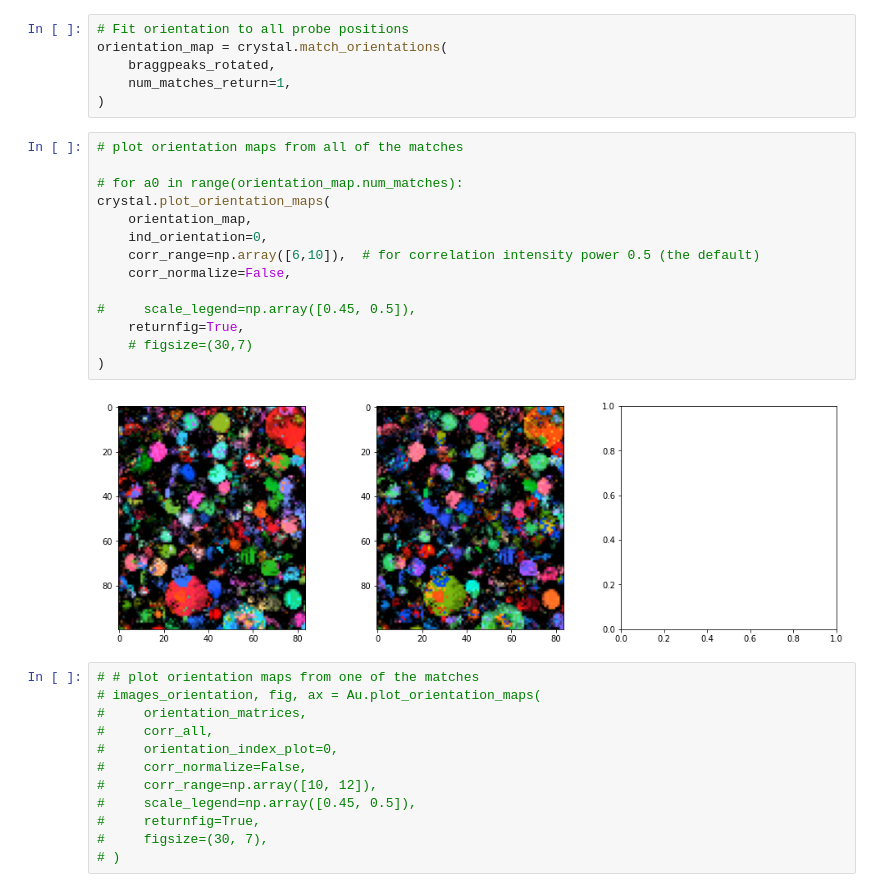
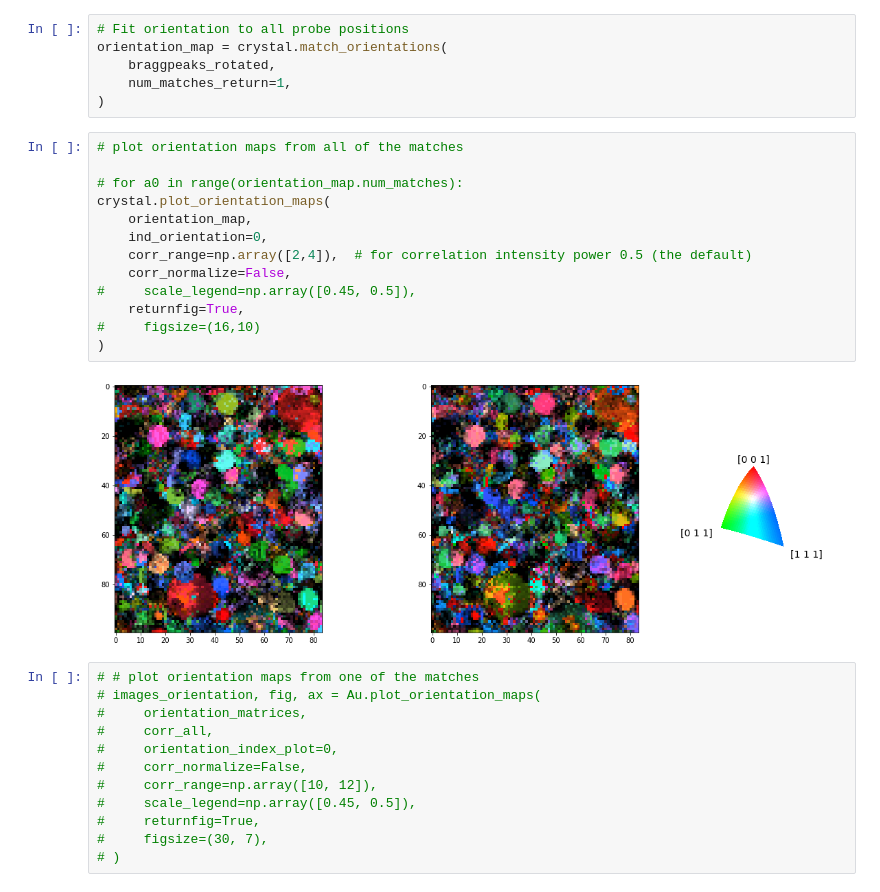
Before and after one commit to py4dstem/py4DSTEM_tutorials, a Jupyter notebook: notebooks/acom/ACOM_mapping_01_Au_NP_sim.ipynb, the cells around one changed output. Saved outputs shown, nothing was run; the diff lists cells and outputs as text.

```diff
--- a/notebooks/acom/ACOM_03_Au_NP_sim.ipynb
+++ b/notebooks/acom/ACOM_mapping_01_Au_NP_sim.ipynb
@@ -661,19 +662,18 @@ orientation_map = crystal.match_orientations(
 # %%
 # plot orientation maps from all of the matches
 
 # for a0 in range(orientation_map.num_matches):
 crystal.plot_orientation_maps(
     orientation_map,
     ind_orientation=0,
-    corr_range=np.array([6,10]),  # for correlation intensity power 0.5 (the default)
+    corr_range=np.array([2,4]),  # for correlation intensity power 0.5 (the default)
     corr_normalize=False,
-
 #     scale_legend=np.array([0.45, 0.5]),
     returnfig=True,
-    # figsize=(30,7)
+#     figsize=(16,10)
 )
 # %% [output]
-[figure, old version]
+[figure, new version]
 # %%
 # # plot orientation maps from one of the matches
 # images_orientation, fig, ax = Au.plot_orientation_maps(
```
Also changed, not shown: parts of 8 cells of this notebook, 5 other files.
